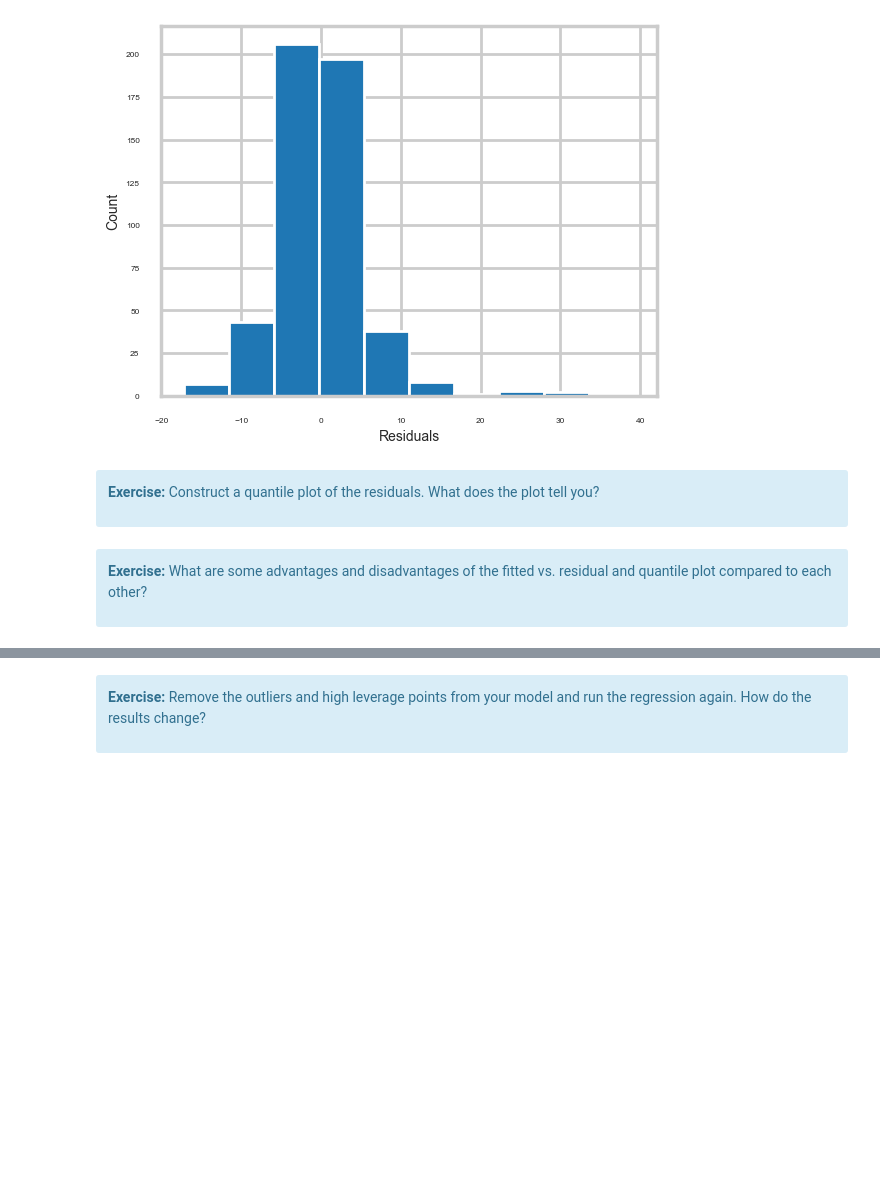
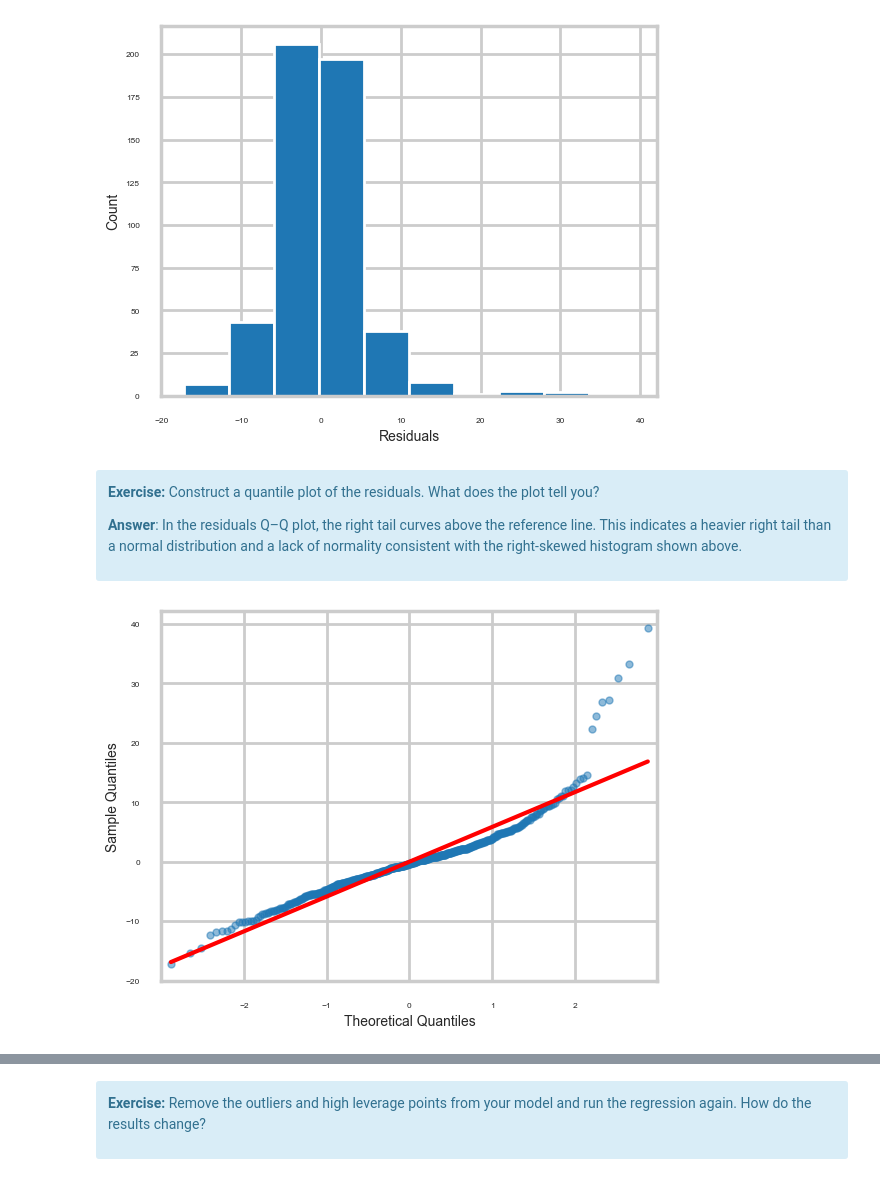
Before and after one commit to amschiltz/springboard_projects, a Jupyter notebook: Case_Study-Boston_Housing/Mini_Project_Linear_Regression.ipynb, the cells around one changed output, grey strips where cells are left out. Drawn from its saved outputs; the diff is of its cells as text; code cells hidden in the pictures; blank space fills up the shorter version.

```diff
--- a/Case_Study-Boston_Housing/Mini_Project_Linear_Regression.ipynb
+++ b/Case_Study-Boston_Housing/Mini_Project_Linear_Regression.ipynb
@@ -964,7 +964,11 @@ plt.show()
 <div class="span5 alert alert-info">
 
 <p><b>Exercise:</b> Construct a quantile plot of the residuals. What does the plot tell you?</p>
+
+**Answer**: In the residuals Q–Q plot, the right tail curves above the reference line. This indicates a heavier right tail than a normal distribution and a lack of normality consistent with the right-skewed histogram shown above.
-# %% [markdown]
-<div class="span5 alert alert-info">
-
-<p><b>Exercise:</b> What are some advantages and disadvantages of the fitted vs. residual and quantile plot compared to each other?</p>
+# %%
+# Fit QQ plot
+sm.qqplot(resid, line="s", alpha=0.5, markersize=5)
+plt.show()
+# %% [output]
+[figure, added]
```
Also changed, not shown: parts of 8 cells of this notebook.
